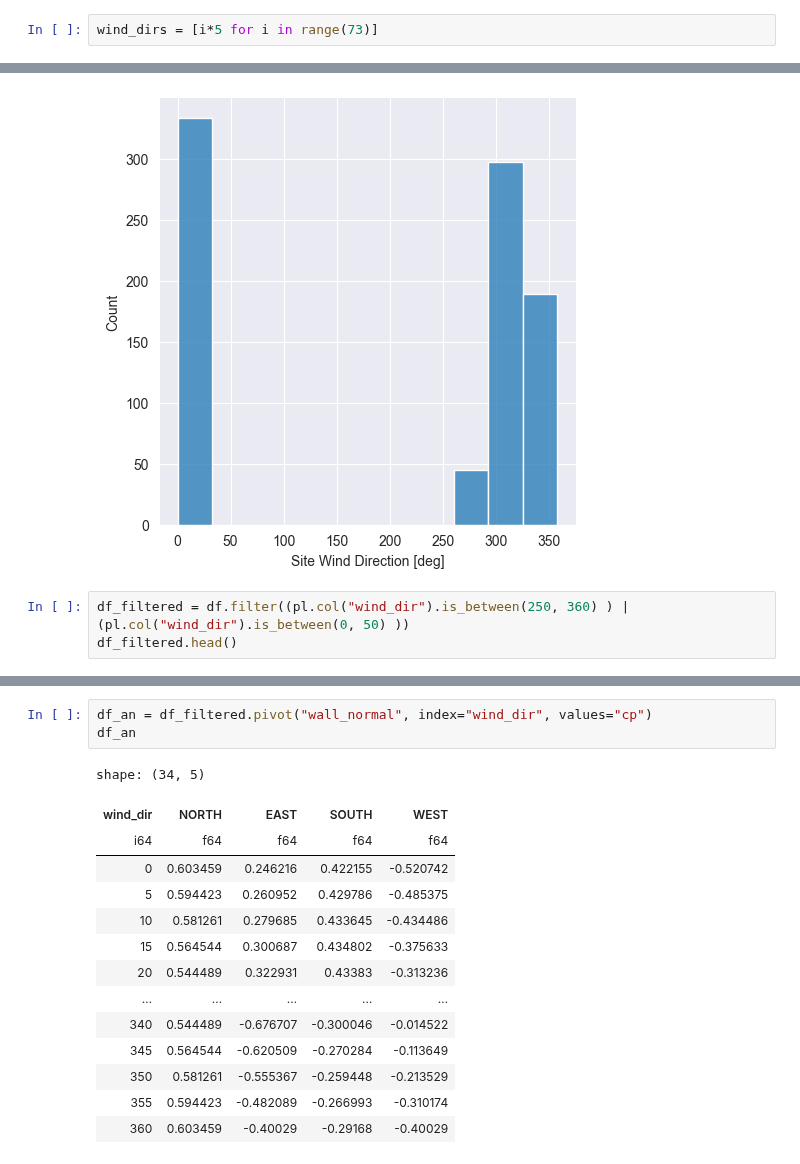
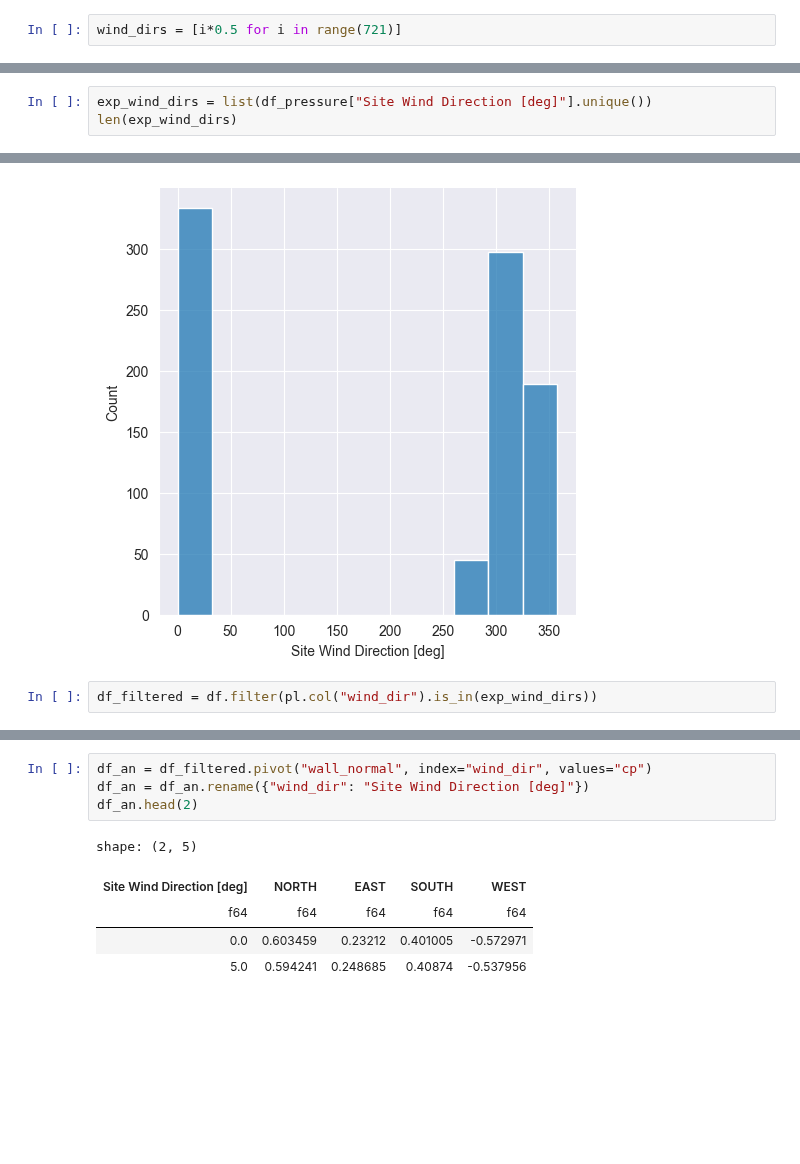
Before and after one commit to juliet29/plan2EPlus, a Jupyter notebook: _notebooks/t07_cp_equation.ipynb, the cells around one changed output, grey strips where cells are left out. Cells and saved outputs as stored; diff of their text form; blank space fills up the shorter version.

```diff
--- a/_notebooks/t07_cp_equation.ipynb
+++ b/_notebooks/t07_cp_equation.ipynb
@@ -39,7 +38,7 @@ case
 # %% [output]
 CaseData(case_name='Medium_case_red_b1', idf=<geomeppy.idf.IDF object at 0x...>, sql=Energy SQLiteResult: /Users/julietnwagwuume-ezeoke/_UILCode/gqe-phd/geomeppy/cases/material_exp/Medium_case_red_b1/ ...
 # %%
-wind_dirs = [i*5 for i in range(73)]
+wind_dirs = [i*0.5 for i in range(721)]
 # %%
 def compute_incident_wind_dir_angle(wall_normal, wind_dir):
     res = wind_dir - wall_normal
@@ -147,0 +147,3 @@ sns.relplot(df_pressure, x="Site Wind Direction [deg]", y="cp_val", hue="space_n
+# %%
+exp_wind_dirs = list(df_pressure["Site Wind Direction [deg]"].unique())
+len(exp_wind_dirs)
@@ -151,5 +155,4 @@ sns.displot(df_pressure, x="Site Wind Direction [deg]")
 <seaborn.axisgrid.FacetGrid at 0x...>
 [figure]
 # %%
-df_filtered = df.filter((pl.col("wind_dir").is_between(250, 360) ) |  (pl.col("wind_dir").is_between(0, 50) ))
-df_filtered.head()
+df_filtered = df.filter(pl.col("wind_dir").is_in(exp_wind_dirs))
@@ -170,20 +164,12 @@ sns.relplot(df_filtered, x="wind_dir", y="cp", hue="wall_normal", kind="line")
 # %%
 df_an = df_filtered.pivot("wall_normal", index="wind_dir", values="cp")
-df_an
+df_an = df_an.rename({"wind_dir": "Site Wind Direction [deg]"})
+df_an.head(2)
 # %% [output]
-shape: (34, 5)
+shape: (2, 5)
-| wind_dir | NORTH | EAST | SOUTH | WEST |
-| i64 | f64 | f64 | f64 | f64 |
-| 0 | 0.603459 | 0.246216 | 0.422155 | -0.520742 |
-| 5 | 0.594423 | 0.260952 | 0.429786 | -0.485375 |
-| 10 | 0.581261 | 0.279685 | 0.433645 | -0.434486 |
-| 15 | 0.564544 | 0.300687 | 0.434802 | -0.375633 |
-| 20 | 0.544489 | 0.322931 | 0.43383 | -0.313236 |
-| … | … | … | … | … |
-| 340 | 0.544489 | -0.676707 | -0.300046 | -0.014522 |
-| 345 | 0.564544 | -0.620509 | -0.270284 | -0.113649 |
-| 350 | 0.581261 | -0.555367 | -0.259448 | -0.213529 |
-| 355 | 0.594423 | -0.482089 | -0.266993 | -0.310174 |
-| 360 | 0.603459 | -0.40029 | -0.29168 | -0.40029 |
+| Site Wind Direction [deg] | NORTH | EAST | SOUTH | WEST |
+| f64 | f64 | f64 | f64 | f64 |
+| 0.0 | 0.603459 | 0.23212 | 0.401005 | -0.572971 |
+| 5.0 | 0.594241 | 0.248685 | 0.40874 | -0.537956 |
 # %%
 df_exp = df_pressure.pivot("space_names", index=["datetimes", "Site Wind Direction [deg]"], values="cp_val",)
```
Also changed, not shown: parts of 20 cells of this notebook.
